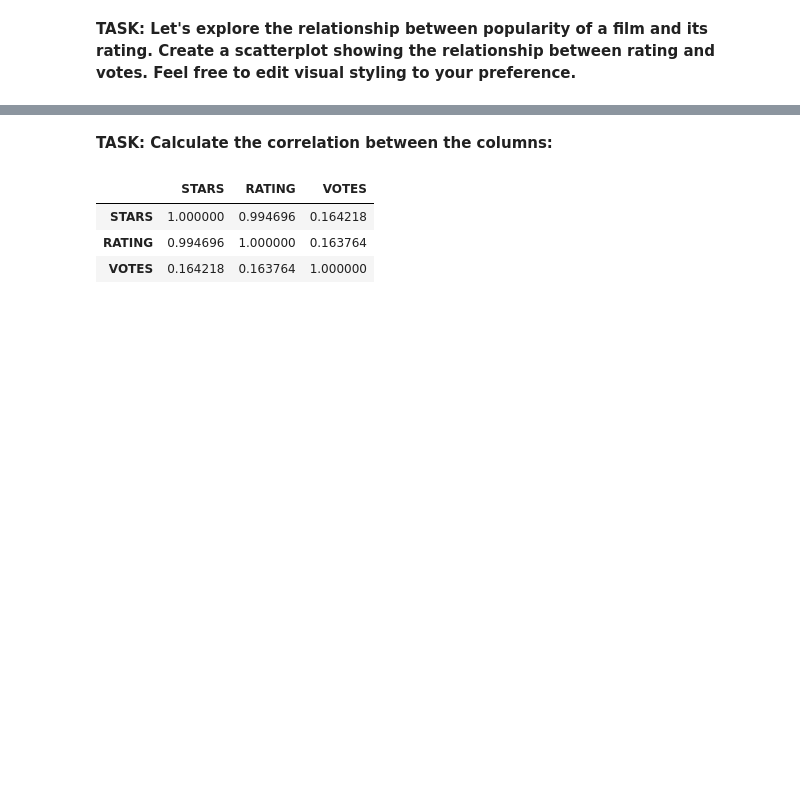
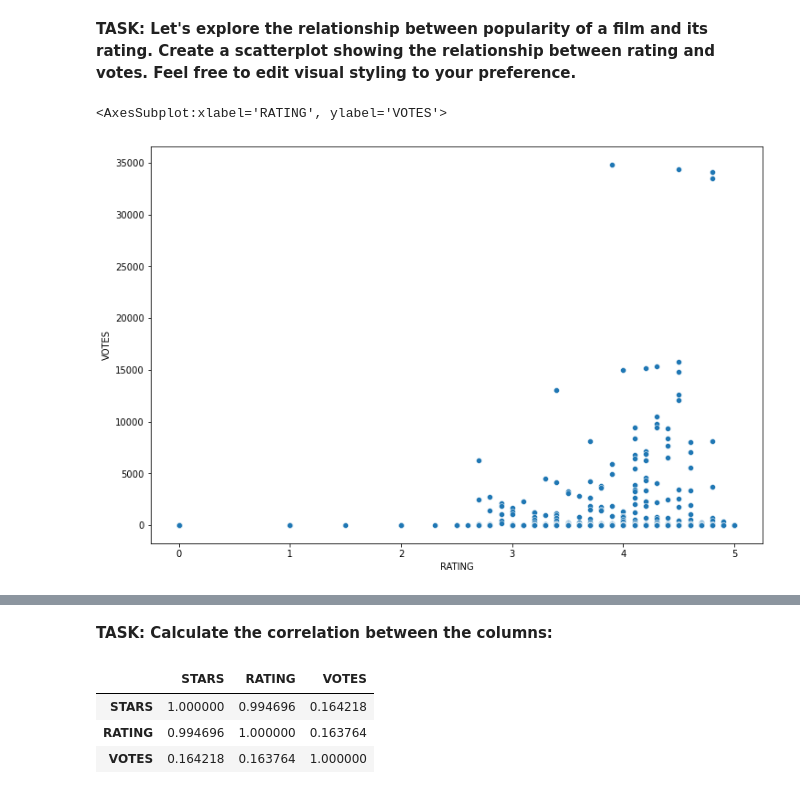
Before and after one commit to ali-moradzade/data-science-and-machine-learning-bootcamp, a Jupyter notebook: 06-capstone-project/00-capstone-project.ipynb, the cells around one changed output, grey strips where cells are left out. Saved outputs shown, nothing was run; the diff lists cells and outputs as text; code cells hidden in the pictures; blank space fills up the shorter version.

```diff
--- a/06-capstone-project/01-Capstone-Project-Solutions .ipynb
+++ b/06-capstone-project/00-capstone-project.ipynb
@@ -126,3 +155,9 @@ fandango.describe()
 # %% [markdown]
 **TASK: Let's explore the relationship between popularity of a film and its rating. Create a scatterplot showing the relationship between rating and votes. Feel free to edit visual styling to your preference.**
+# %%
+plt.figure(figsize=(12, 8))
+sns.scatterplot(x='RATING', y='VOTES', data=fandango)
+# %% [output]
+<AxesSubplot:xlabel='RATING', ylabel='VOTES'>
+[figure, added]
 # %%
```
Also changed, not shown: parts of 113 cells of this notebook, 1 other file.
